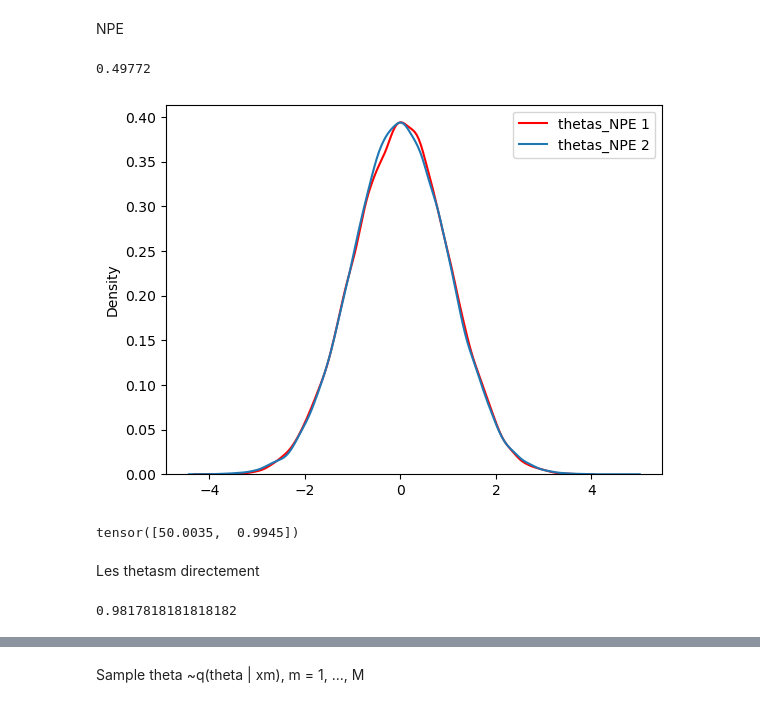
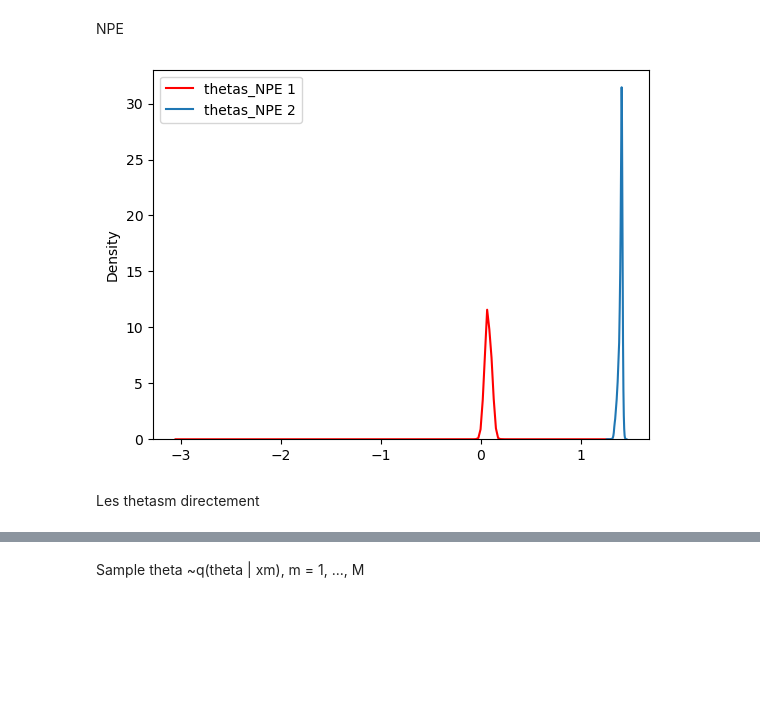
Before and after one commit to MouzaouiMatthieu/PFE, a Jupyter notebook: Robust_NPE.ipynb, the cells around one changed output, grey strips where cells are left out. Cells and saved outputs as stored; diff of their text form; code cells hidden in the pictures; blank space fills up the shorter version.

```diff
--- a/Robust_NPE.ipynb
+++ b/Robust_NPE.ipynb
@@ -49,5 +63,15 @@ theta = (theta_raw - theta_mean) / theta_std
+# %%
+theta_raw_f, x_raw_f = simulator(N, N//10, prior_over_mu)
+x, x_test = x_raw_f.split(N)
+x, x_mean, x_std = scale(x)
+x_test, x_test_mean, x_test_std = scale(x_test)
+theta, theta_test = theta_raw_f.split(N)
+theta, theta_mean, theta_std = scale(theta)
+theta_test, theta_test_mean, theta_test_std = scale(theta_test)
 # %%
 dataset = lampe.data.JointDataset(theta, x)
 dataset_test = lampe.data.JointDataset(theta_test, x_test)
-_, y_raw = generate_data(N,mu)
-y = (y_raw - y_raw.mean(0) ) / y_raw.std(0)
+
+y_raw = generate_observed_corrupted_data(N, mu, 1)
+y = (y_raw[0] - x_mean) / x_std
+y
@@ -83,20 +109,22 @@ def train_NPE(flow, data, loss,theta_test, x_test, learning_rate=5*10e-4, max_ep
     min_loss_list = [min_loss]
 
     flow.train()
-    batch_norm_x = torch.nn.BatchNorm1d(x_test.shape[1])
-    batch_norm_theta = torch.nn.BatchNorm1d(theta_test.shape[1])
+    #batch_norm_x = torch.nn.BatchNorm1d(x_test.shape[1])
+    #batch_norm_theta = torch.nn.BatchNorm1d(theta_test.shape[1])
     for epoch in tqdm.tqdm(range(max_epochs)):
 
         for theta_batch_raw, x_batch_raw in loader:
-            theta_batch = batch_norm_theta(theta_batch_raw)
-            x_batch = batch_norm_x(x_batch_raw)
+            #theta_batch = batch_norm_theta(theta_batch_raw)
+            #x_batch = batch_norm_x(x_batch_raw)
+            theta_batch = theta_batch_raw
+            x_batch = x_batch_raw
             losses = loss(theta_batch, x_batch)
             optimizer.zero_grad()
             losses.backward()
             optimizer.step()
 
-            batch_norm_theta(theta_batch_raw)
-            batch_norm_x(x_batch_raw)
+            #batch_norm_theta(theta_batch_raw)
+            #batch_norm_x(x_batch_raw)
 
         #Checking for early stopping
         with torch.no_grad():
@@ -173,3 +219,7 @@ thetas_NPE = q_NPE.sample(x)
+# %%
+thetas_NPE = q_NPE.sample(y, (N, ))
+
+#thetas_NPE_noisy = q_NPE_noisy.sample(y,(x_noisy.shape[0], ))
 # %% [markdown]
 Train q(x) on {xi} i=1, ... N (so first gen the x)
 For q(x) uses of a block neural autoregressive flow, single hidden layer of size 8D, x in R^d
@@ -262,28 +274,17 @@ def compare(flow,x,file):
     return acc
 # %% [markdown]
 NPE
-# %%
-file_NPE = np.load("/home/tux/rnpe/thetas_NPE.npy")
-compare(q_NPE, x, file_NPE) # q(theta | x)
-# %% [output]
-0.49772
 # %%
 import seaborn as sns
 sns.kdeplot(thetas_NPE.squeeze().detach().numpy(),color='red', label='thetas_NPE 1')
-sns.kdeplot(np.load("/home/tux/rnpe/thetas_NPE.npy"),color='blue', label='thetas_NPE 2')
+sns.kdeplot(np.load("/home/tux/rnpe/naive_samples_papers.npy"),color='blue', label='thetas_NPE 2')
 
 plt.legend()
 plt.show()
 # %% [output]
-[figure, old version]
+[figure, new version]
-# %%
-y_raw.mean(0)
-# %% [output]
-tensor([50.0035,  0.9945])
 # %% [markdown]
 Les thetasm directement
 # %%
-file = np.load("/home/tux/rnpe/robust_samples_paper.npy", allow_pickle=True)
-compare(q_NPE,xm_samples,file)
+#file = np.load("/home/tux/rnpe/robust_samples_paper.npy", allow_pickle=True)
+#compare(q_NPE,xm_samples,file)
-# %% [output]
-0.9817818181818182
```
Also changed, not shown: parts of 37 cells of this notebook.
